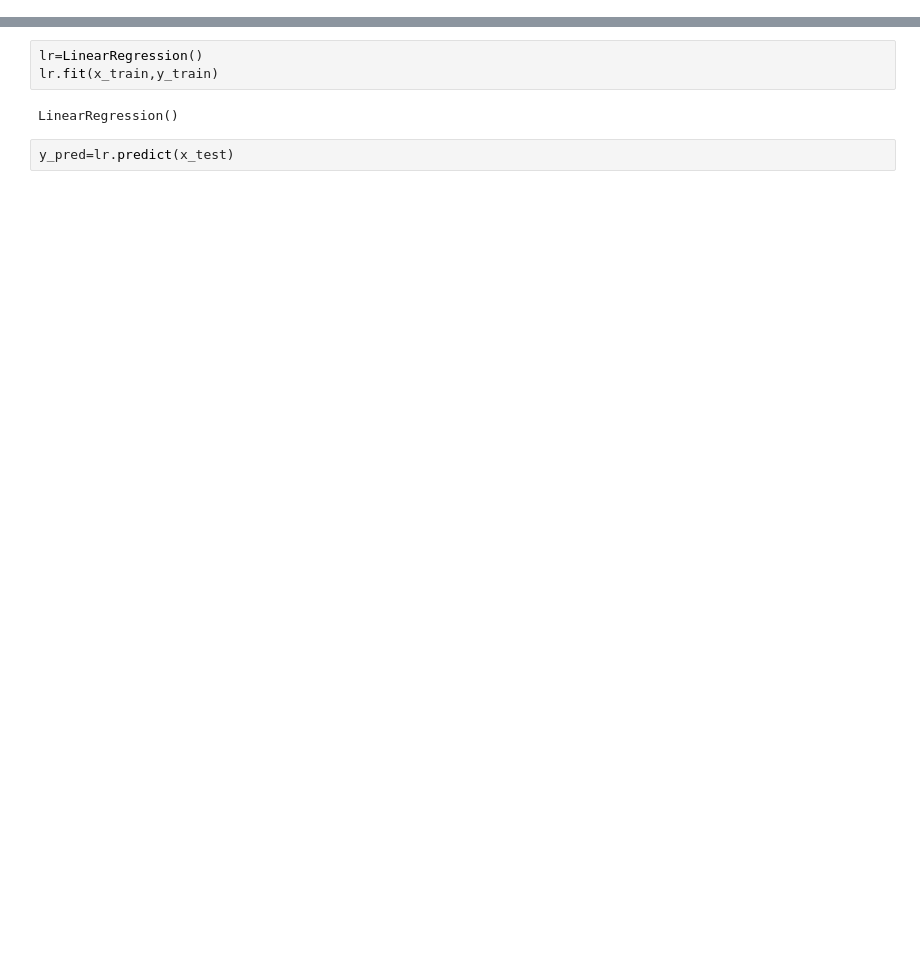
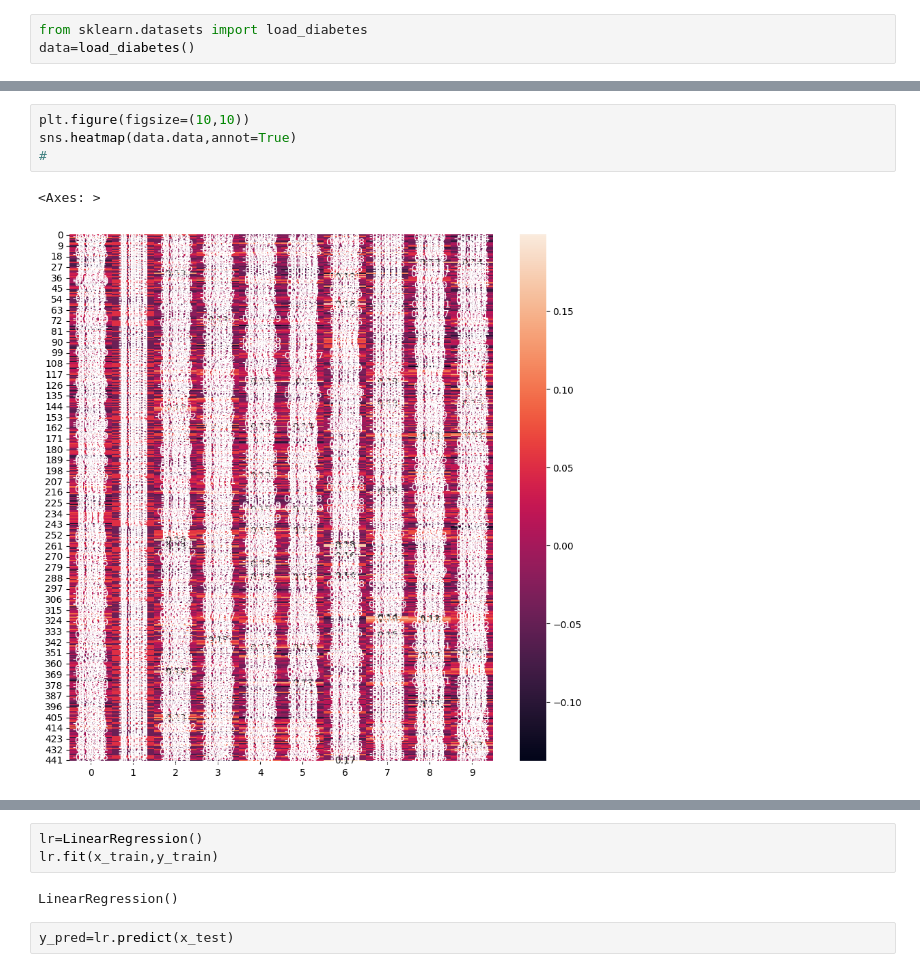
Before and after one commit to DevpriyaSaini/ML-100, a Jupyter notebook: polynomail_regression.ipynb, the cells around one changed output, grey strips where cells are left out. Drawn from its saved outputs; the diff is of its cells as text; blank space fills up the shorter version.

```diff
--- a/polynomail_regression.ipynb
+++ b/polynomail_regression.ipynb
@@ -21,0 +12,3 @@ plt.show()
+# %%
+from sklearn.datasets import load_diabetes
+data=load_diabetes()
@@ -21,0 +35,7 @@ plt.show()
+# %%
+plt.figure(figsize=(10,10))
+sns.heatmap(data.data,annot=True)
+#
+# %% [output]
+<Axes: >
+[figure, added]
```
Also changed, not shown: parts of 18 cells of this notebook.
